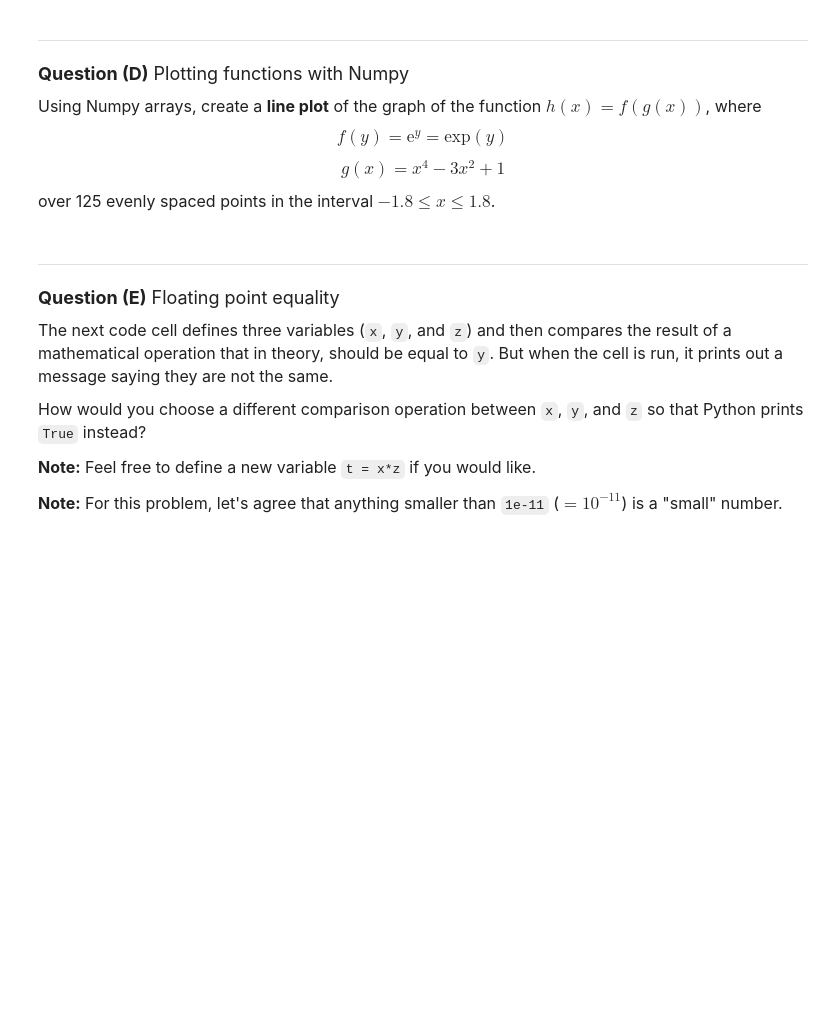
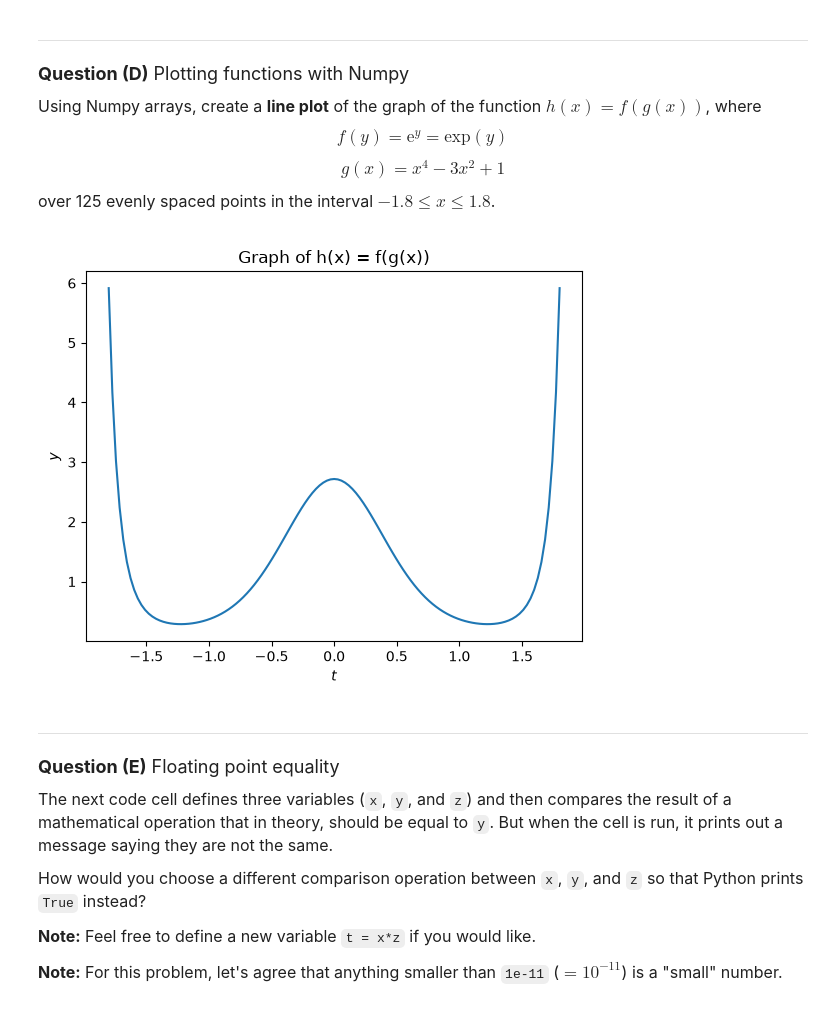
Before and after one commit to vzhu6/datasci151fall2026, a Jupyter notebook: quiz_1/quiz_1.ipynb, the cells around one changed output. Cells and saved outputs as stored; diff of their text form; code cells hidden in the pictures; blank space fills up the shorter version.

```diff
--- a/quiz_1/quiz_1.ipynb
+++ b/quiz_1/quiz_1.ipynb
@@ -145,6 +193,20 @@ $$ g(x) =  x^4 - 3x^2 + 1$$
 over 125 evenly spaced points in the interval $-1.8 \leq x \leq 1.8$.
 # %%
 # Your code here
+
+import numpy as np
+
+x_vals = np.linspace(-1.8, 1.8, 125)
+g_of_x = x_vals**4 - 3*x_vals**2 +1
+f_of_g = (np.e)**g_of_x
+
+plt.plot(x_vals,f_of_g)
+plt.xlabel("$t$")
+plt.ylabel("$y$")
+plt.title("Graph of h(x) = f(g(x))")
+plt.show()
+# %% [output]
+[figure, added]
 # %% [markdown]
 _______________________________
 <font size = "4">
```
Also changed, not shown: parts of 8 cells of this notebook.
